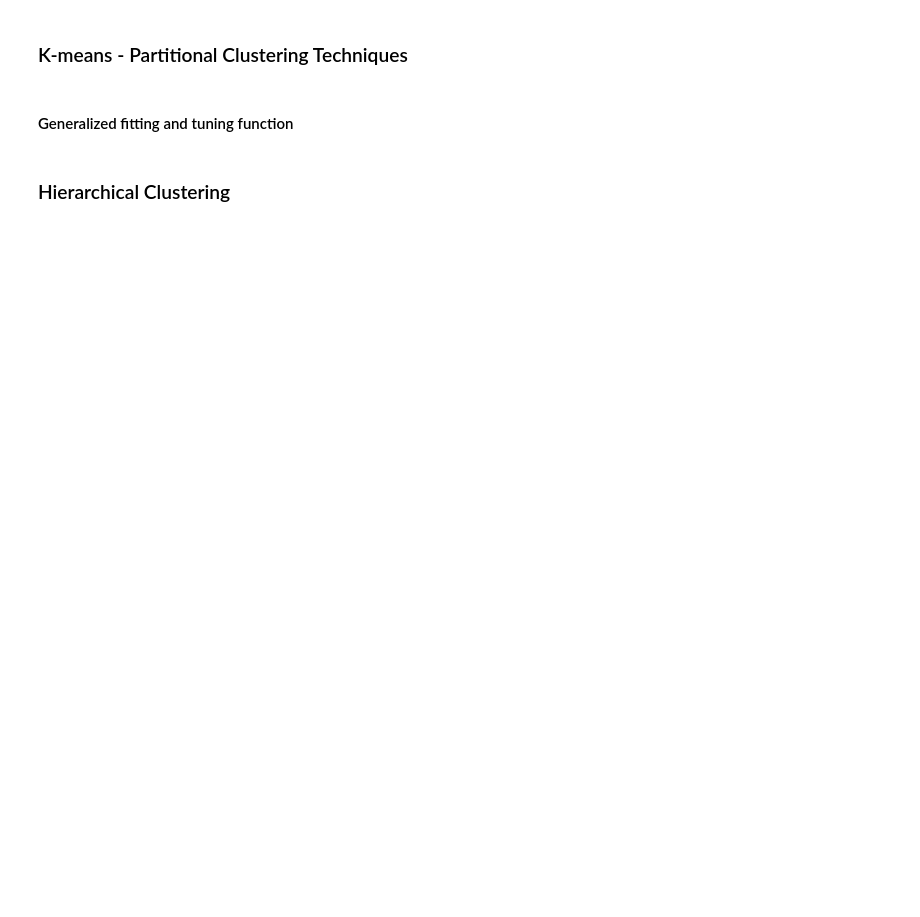
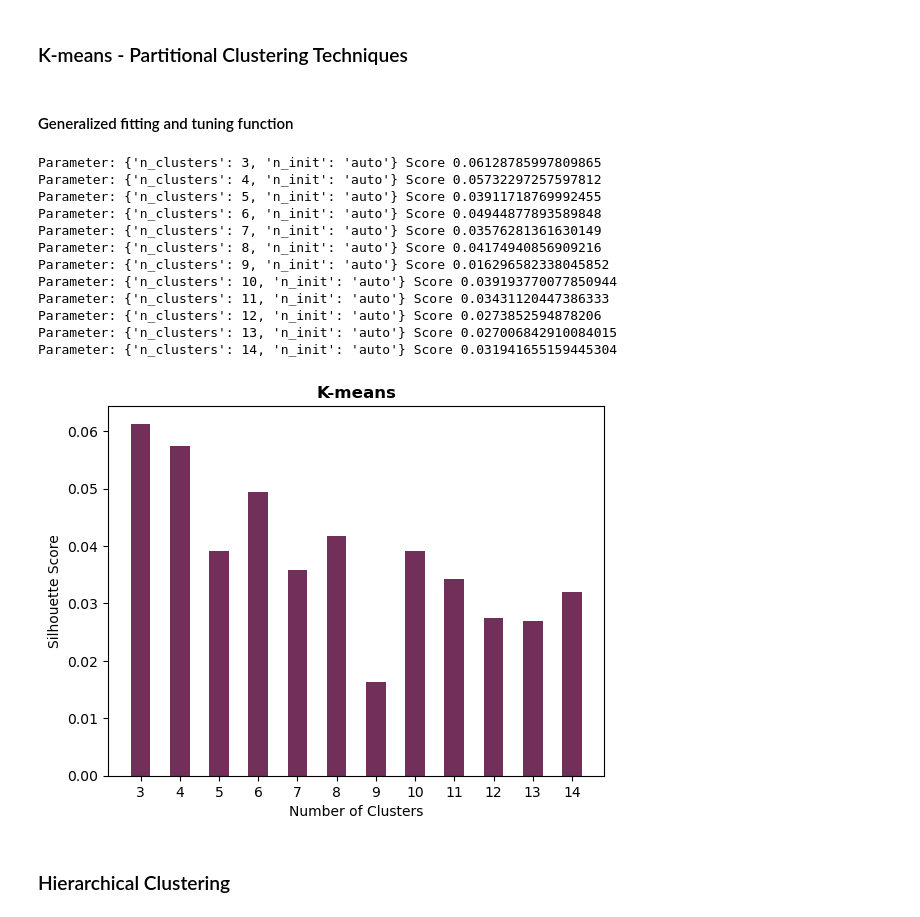
Before and after one commit to nemuru-pigeon/DSAIT4020, a Jupyter notebook: clustering.ipynb, the cells around one changed output. Cells and saved outputs as stored; diff of their text form; code cells hidden in the pictures; blank space fills up the shorter version.

```diff
--- a/clustering.ipynb
+++ b/clustering.ipynb
@@ -213,12 +212,26 @@ def tune_model(parameter_grid, model, data, show_silhouette, show_inertia_distor
 # %%
 model = KMeans()
 parameters = range(2,15)
 parameter_grid = ParameterGrid({'n_clusters': parameters, 'n_init': ['auto']})
 
 tune_model(parameter_grid, model, combined_df, False, False)
-tune_model(parameter_grid, model, normalized_features, False, False)
+tune_model(parameter_grid, model, normalized_features, True, False)
 for rf in n_reduced_features:
     tune_model(parameter_grid, model, rf, False, False)
+# %% [output]
+Parameter: {'n_clusters': 3, 'n_init': 'auto'} Score 0.06128785997809865
+Parameter: {'n_clusters': 4, 'n_init': 'auto'} Score 0.05732297257597812
+Parameter: {'n_clusters': 5, 'n_init': 'auto'} Score 0.03911718769992455
+Parameter: {'n_clusters': 6, 'n_init': 'auto'} Score 0.04944877893589848
+Parameter: {'n_clusters': 7, 'n_init': 'auto'} Score 0.03576281361630149
+Parameter: {'n_clusters': 8, 'n_init': 'auto'} Score 0.04174940856909216
+Parameter: {'n_clusters': 9, 'n_init': 'auto'} Score 0.016296582338045852
+Parameter: {'n_clusters': 10, 'n_init': 'auto'} Score 0.039193770077850944
+Parameter: {'n_clusters': 11, 'n_init': 'auto'} Score 0.03431120447386333
+Parameter: {'n_clusters': 12, 'n_init': 'auto'} Score 0.0273852594878206
+Parameter: {'n_clusters': 13, 'n_init': 'auto'} Score 0.027006842910084015
+Parameter: {'n_clusters': 14, 'n_init': 'auto'} Score 0.031941655159445304
+[figure, added]
 # %% [markdown]
 ### Hierarchical Clustering
 # %%
```
Also changed, not shown: parts of 7 cells of this notebook, 2 other files.
